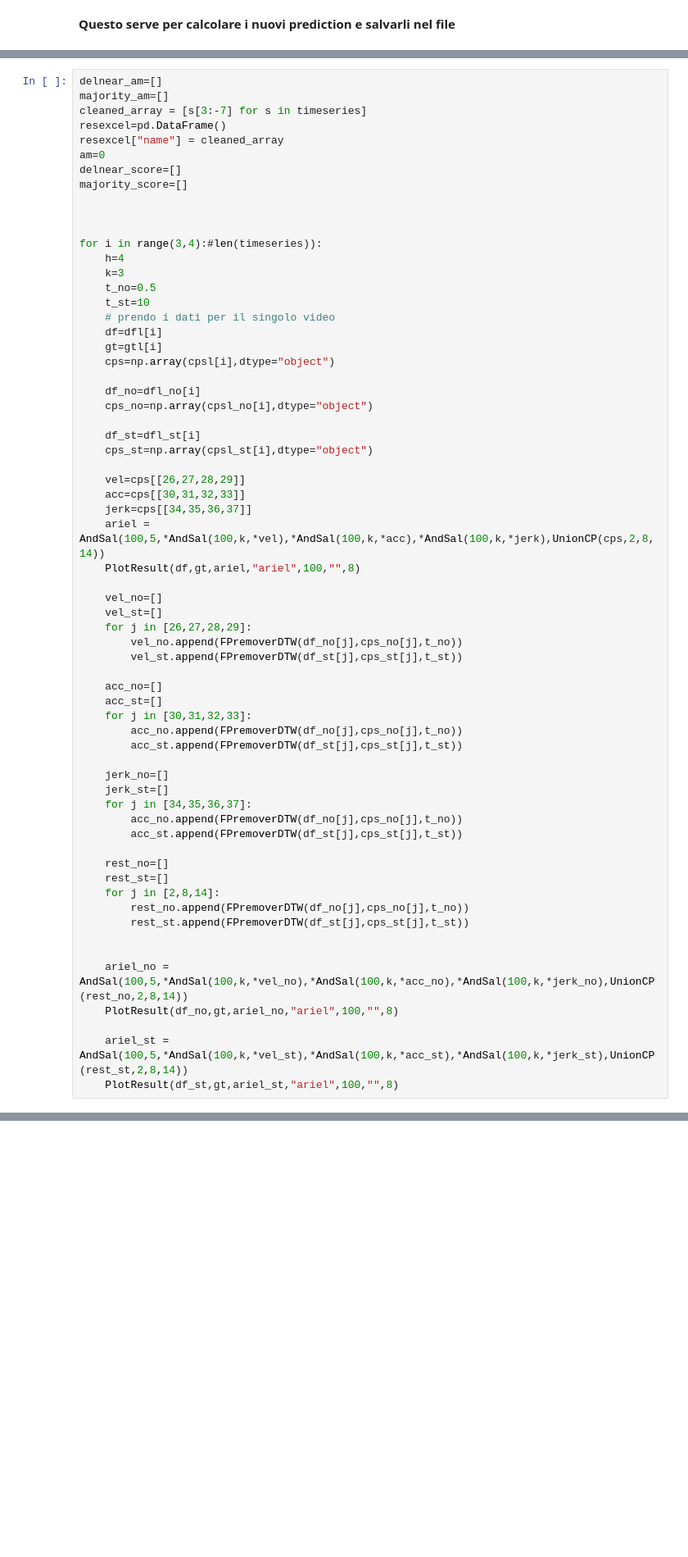
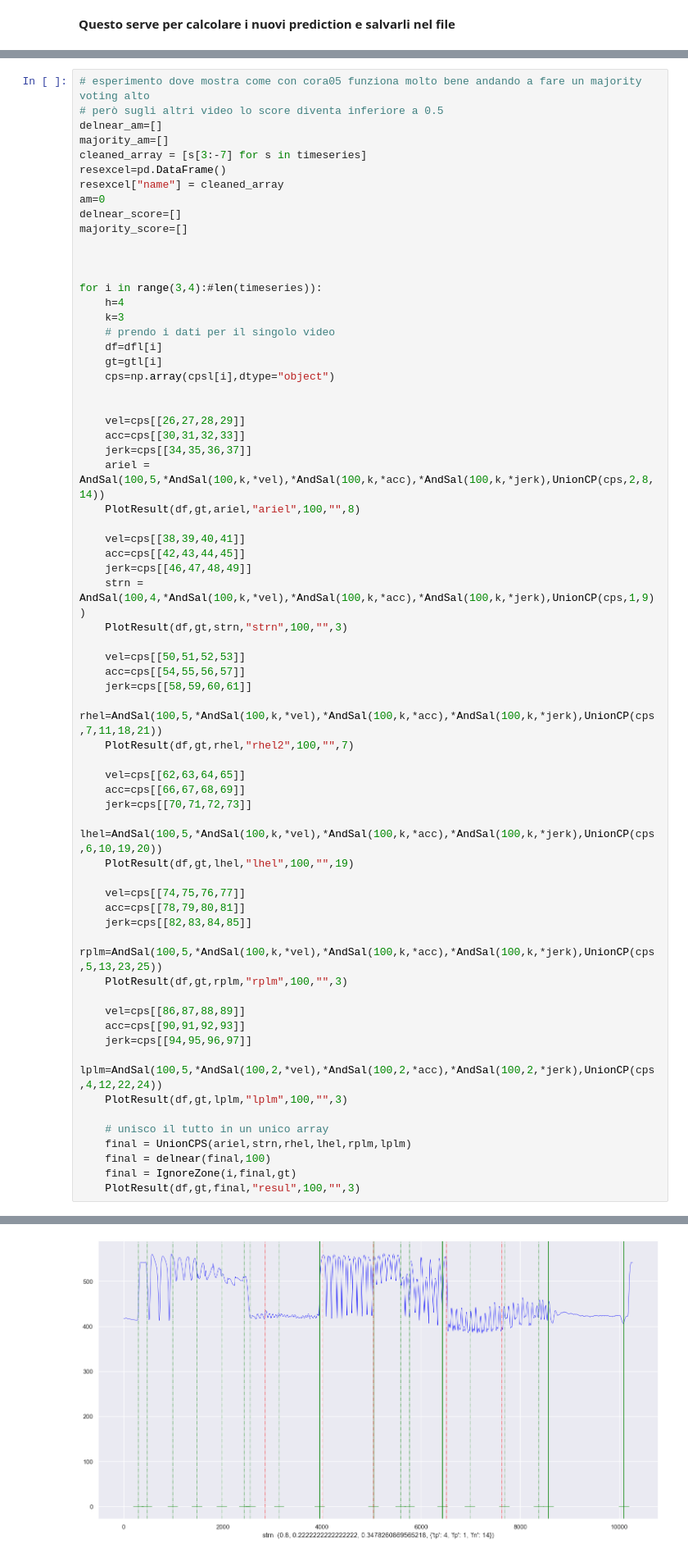
Before and after one commit to mosenco/CUSUMMO, a Jupyter notebook: Majority_Study.ipynb, the cells around one changed output, grey strips where cells are left out. Shown at 82% size. Saved outputs shown, nothing was run; the diff lists cells and outputs as text; blank space fills up the shorter version.

```diff
--- a/Majority_Study.ipynb
+++ b/Majority_Study.ipynb
@@ -1326,4 +1176,6 @@ rest_no
 # %%
+# esperimento dove mostra come con cora05 funziona molto bene andando a fare un majority voting alto
+# però sugli altri video lo score diventa inferiore a 0.5
 delnear_am=[]
 majority_am=[]
 cleaned_array = [s[3:-7] for s in timeseries]
@@ -1338,18 +1190,11 @@ majority_score=[]
 for i in range(3,4):#len(timeseries)):
     h=4
     k=3
-    t_no=0.5
-    t_st=10
     # prendo i dati per il singolo video
     df=dfl[i]
     gt=gtl[i]
     cps=np.array(cpsl[i],dtype="object")
 
-    df_no=dfl_no[i]
-    cps_no=np.array(cpsl_no[i],dtype="object")
-
-    df_st=dfl_st[i]
-    cps_st=np.array(cpsl_st[i],dtype="object")
 
     vel=cps[[26,27,28,29]]
     acc=cps[[30,31,32,33]]
@@ -1357,34 +1202,39 @@ for i in range(3,4):#len(timeseries)):
     ariel = AndSal(100,5,*AndSal(100,k,*vel),*AndSal(100,k,*acc),*AndSal(100,k,*jerk),UnionCP(cps,2,8,14))
     PlotResult(df,gt,ariel,"ariel",100,"",8)
 
-    vel_no=[]
-    vel_st=[]
-    for j in [26,27,28,29]:
-        vel_no.append(FPremoverDTW(df_no[j],cps_no[j],t_no))
-        vel_st.append(FPremoverDTW(df_st[j],cps_st[j],t_st))
+    vel=cps[[38,39,40,41]]
+    acc=cps[[42,43,44,45]]
+    jerk=cps[[46,47,48,49]]
+    strn = AndSal(100,4,*AndSal(100,k,*vel),*AndSal(100,k,*acc),*AndSal(100,k,*jerk),UnionCP(cps,1,9))
+    PlotResult(df,gt,strn,"strn",100,"",3)
 
-    acc_no=[]
-    acc_st=[]
-    for j in [30,31,32,33]:
-        acc_no.append(FPremoverDTW(df_no[j],cps_no[j],t_no))
-        acc_st.append(FPremoverDTW(df_st[j],cps_st[j],t_st))
+    vel=cps[[50,51,52,53]]
+    acc=cps[[54,55,56,57]]
+    jerk=cps[[58,59,60,61]]
+    rhel=AndSal(100,5,*AndSal(100,k,*vel),*AndSal(100,k,*acc),*AndSal(100,k,*jerk),UnionCP(cps,7,11,18,21))
+    PlotResult(df,gt,rhel,"rhel2",100,"",7)
 
-    jerk_no=[]
-    jerk_st=[]
-    for j in [34,35,36,37]:
-        acc_no.append(FPremoverDTW(df_no[j],cps_no[j],t_no))
-        acc_st.append(FPremoverDTW(df_st[j],cps_st[j],t_st))
+    vel=cps[[62,63,64,65]]
+    acc=cps[[66,67,68,69]]
+    jerk=cps[[70,71,72,73]]
+    lhel=AndSal(100,5,*AndSal(100,k,*vel),*AndSal(100,k,*acc),*AndSal(100,k,*jerk),UnionCP(cps,6,10,19,20))
+    PlotResult(df,gt,lhel,"lhel",100,"",19)
 
-    rest_no=[]
-    rest_st=[]
-    for j in [2,8,14]:
-        rest_no.append(FPremoverDTW(df_no[j],cps_no[j],t_no))
-        rest_st.append(FPremoverDTW(df_st[j],cps_st[j],t_st))
+    vel=cps[[74,75,76,77]]
+    acc=cps[[78,79,80,81]]
+    jerk=cps[[82,83,84,85]]
+    rplm=AndSal(100,5,*AndSal(100,k,*vel),*AndSal(100,k,*acc),*AndSal(100,k,*jerk),UnionCP(cps,5,13,23,25))
+    PlotResult(df,gt,rplm,"rplm",100,"",3)
 
+    vel=cps[[86,87,88,89]]
+    acc=cps[[90,91,92,93]]
+    jerk=cps[[94,95,96,97]]
+    lplm=AndSal(100,5,*AndSal(100,2,*vel),*AndSal(100,2,*acc),*AndSal(100,2,*jerk),UnionCP(cps,4,12,22,24))
+    PlotResult(df,gt,lplm,"lplm",100,"",3)
 
-    ariel_no = AndSal(100,5,*AndSal(100,k,*vel_no),*AndSal(100,k,*acc_no),*AndSal(100,k,*jerk_no),UnionCP(rest_no,2,8,14))
-    PlotResult(df_no,gt,ariel_no,"ariel",100,"",8)
-
-    ariel_st = AndSal(100,5,*AndSal(100,k,*vel_st),*AndSal(100,k,*acc_st),*AndSal(100,k,*jerk_st),UnionCP(rest_st,2,8,14))
-    PlotResult(df_st,gt,ariel_st,"ariel",100,"",8)
+    # unisco il tutto in un unico array
+    final = UnionCPS(ariel,strn,rhel,lhel,rplm,lplm)
+    final = delnear(final,100)
+    final = IgnoreZone(i,final,gt)
+    PlotResult(df,gt,final,"resul",100,"",3)
 # %% [output]
@@ -1409 +1241,2 @@ IndexError: list index out of range
 [figure]
+[figure, added]
```
Also changed, not shown: parts of 14 cells of this notebook, 2 other files.
